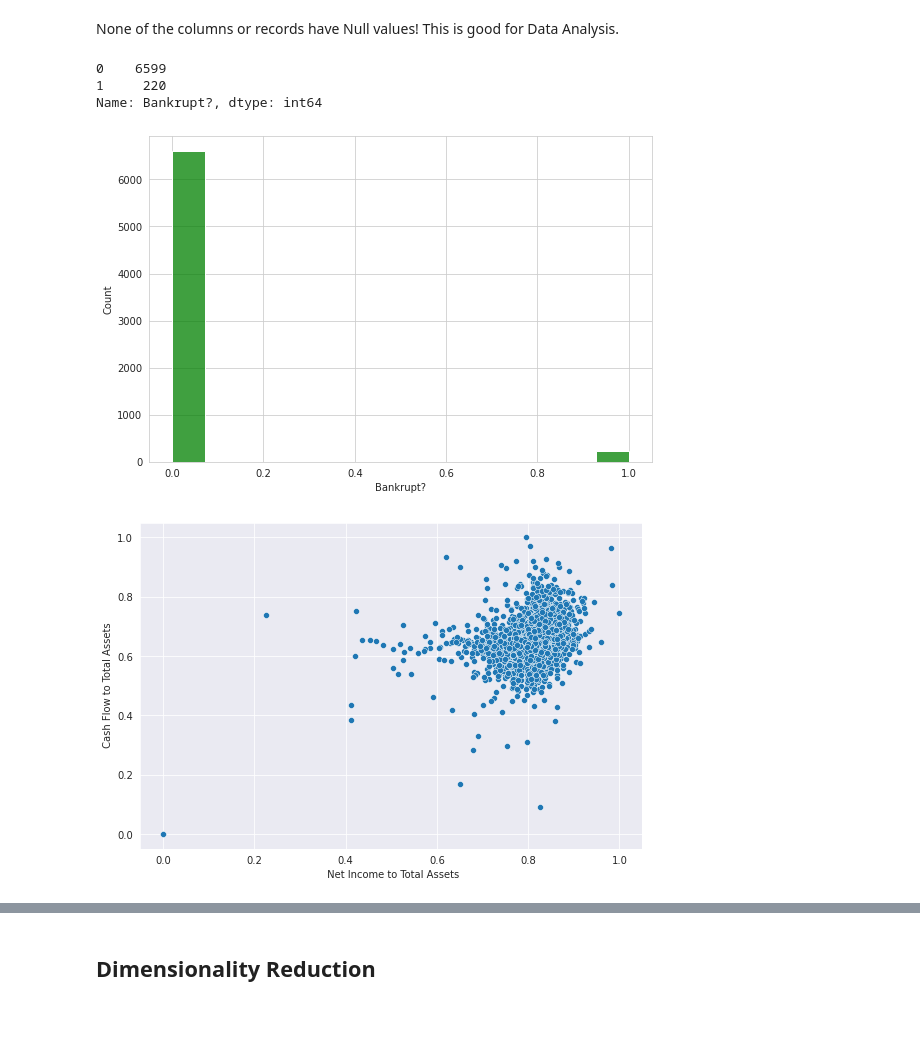
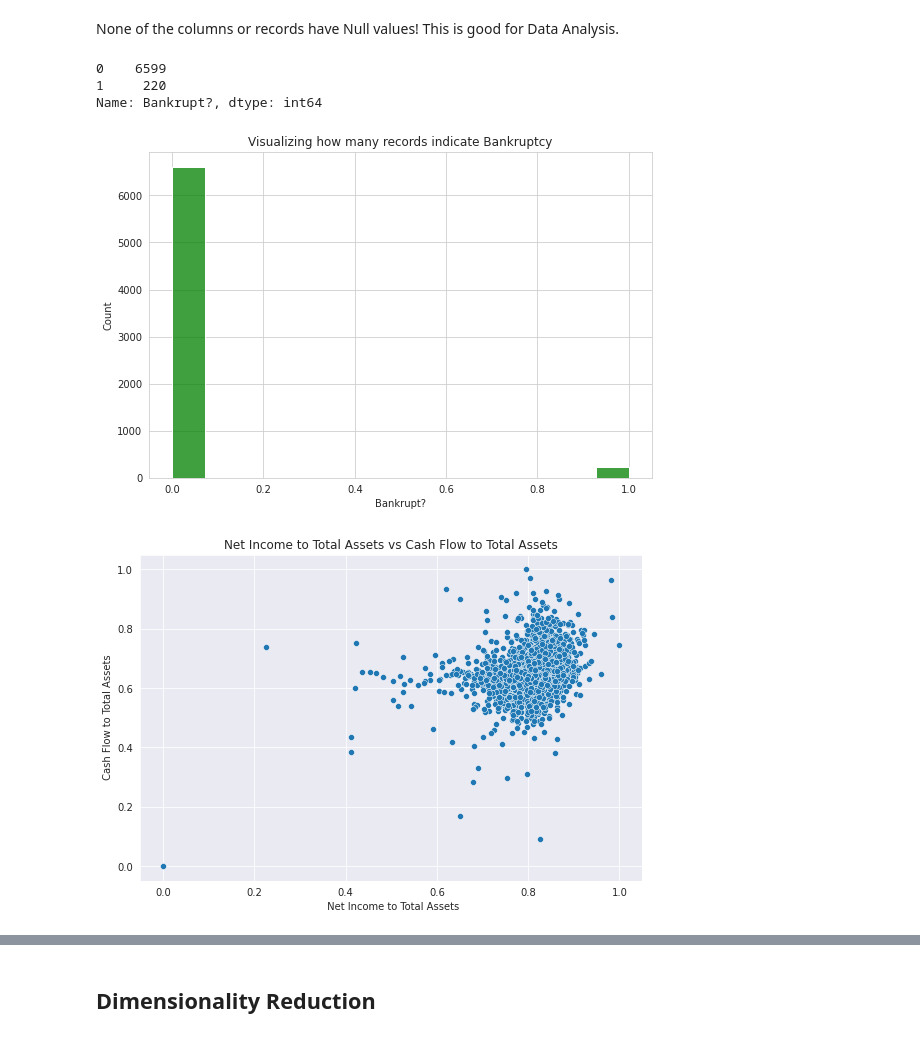
Before and after one commit to kapeeshvarma/Company-Bankruptcy-Prediction, a Jupyter notebook: Company_Bankruptcy_Prediction_Capstone_Project.ipynb, the cells around one changed output, grey strips where cells are left out. Saved outputs shown, nothing was run; the diff lists cells and outputs as text; code cells hidden in the pictures.

```diff
--- a/Company_Bankruptcy_Prediction_Capstone_Project.ipynb
+++ b/Company_Bankruptcy_Prediction_Capstone_Project.ipynb
@@ -85,18 +85,19 @@ None of the columns or records have Null values! This is good for Data Analysis.
 # %%
 # Visualize how many records indicate Bankruptcy
 print(data['Bankrupt?'].value_counts())
 
 sns.set_style('whitegrid')
 fig, ax = plt.subplots()
 fig.set_size_inches(9,6)
 
 sns.histplot(data['Bankrupt?'],color='green')
+plt.title('Visualizing how many records indicate Bankruptcy')
 plt.show()
 # %% [output]
 0    6599
 1     220
 Name: Bankrupt?, dtype: int64
-[figure, old version]
+[figure, new version]
 # %%
 # Explore relation b/w Net Income to Total Assets and Cash Flow to Total Assets
 sns.set_style('darkgrid')
@@ -104,9 +105,10 @@ fig, ax = plt.subplots()
 fig.set_size_inches(9,6)
 
 sns.scatterplot(x=' Net Income to Total Assets', y=' Cash Flow to Total Assets',	data=data)
+plt.title('Net Income to Total Assets vs Cash Flow to Total Assets')
 plt.show()
 # %% [output]
-[figure, old version]
+[figure, new version]
 # %%
 # Visualize the distribution of Net Income to Total Assets
 sns.set_style('darkgrid')
```
Also changed, not shown: parts of 6 cells of this notebook.
